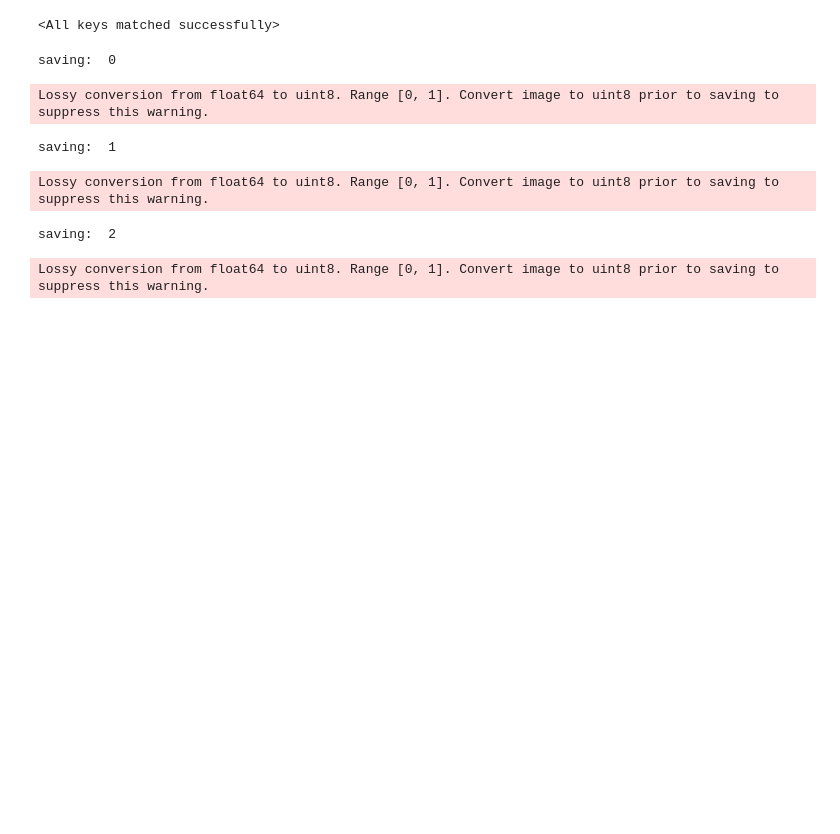
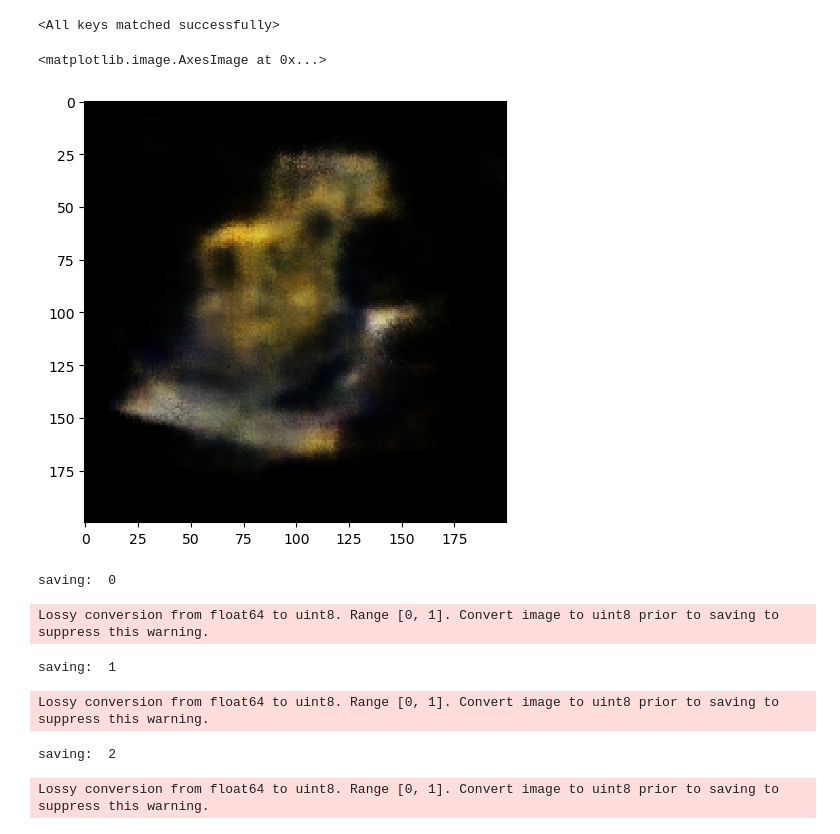
Before and after one commit to RichZhou1999/cs280_proj5, a Jupyter notebook: arc2.ipynb, the cells around one changed output. Cells and saved outputs as stored; diff of their text form; code cells hidden in the pictures; blank space fills up the shorter version.

```diff
--- a/arc2.ipynb
+++ b/arc2.ipynb
@@ -364,7 +456,7 @@ optimizer = optim.Adam(model.parameters(), lr=0.001)
 # optimizer = optim.SGD(model.parameters(), lr=0.1, momentum=0.9)
 # criterion = PSNRWithMSELoss()
 criterion = torch.nn.MSELoss()
-number_epoch  = 40
+number_epoch  = 10
 model.train()
 # scheduler = StepLR(optimizer, step_size=70, gamma=0.1)
 # for i in range(number_iteration):
@@ -445,6 +537,10 @@ for e in range(number_epoch):
         # print('backward',t2-t1)
         # t1 = t2
         # scheduler.step()
+        # if global_iter % 100 ==0:
+        #     PSNR_loss_list.append(calcualte_PSNR())
+        #     print(PSNR_loss_list[-1])
+        global_iter += 1
         if i_batch % 49 == 0:
             print(f'iteration [{i_batch}], Loss: {loss.item()}')
     # scheduler.step()
@@ -473,3 +571,45 @@ model.load_state_dict(torch.load(weights_path))
+# %%
+model.eval()
+eval_height = 200
+eval_width = 200
+c2w_eval = c2ws_train[1]
+# c2w_eval = c2ws_test[0]
+results = np.zeros((eval_height, eval_width,3))
+for i in range(eval_height):
+    uv = []
+    for j in range(eval_width):
+        uv.append([i+0.5,j+0.5])
+    ray_o, ray_d = pixel_to_ray(K, c2w_eval, uv)
+    rays_o = np.repeat(ray_o, eval_height, axis=0)
+    rays_d = list(ray_d)
+
+    rays_o = torch.tensor(rays_o).float().to(device)
+    rays_d = torch.tensor(rays_d).float().to(device)
+    points = sample_along_rays(rays_o, rays_d, perturb=False)
+    points = points.to(device)
+    # rays_d = torch.tensor(rays_d).to(device)
+    rays_d = torch.unsqueeze(rays_d,1)
+    rays_d = rays_d.repeat(1,n_samples,1)
+    rays_d = rays_d.view(-1,3)
+
+    rgbs, sigmas = model(points, rays_d)
+    rgbs = rgbs.to(device)
+    sigmas = sigmas.to(device)
+    # sigams = model.foward_dentisy()
+    sigmas = sigmas.view(-1, n_samples, 1)
+    rgbs = rgbs.view(-1, n_samples, 3)
+
+    rendered_colors = volrend(sigmas, rgbs, step_size).detach().cpu().numpy()
+
+    # print(rendered_colors.shape)
+    results[i,:,:] = rendered_colors
+# %%
+
+skio.imshow(results)
+# skio.imsave("r_5000.jpg",results)
+# %% [output]
+<matplotlib.image.AxesImage at 0x...>
+[figure, added]
 # %%
 for index in range(len(c2ws_test)):
     print("saving: ", index)
```
Also changed, not shown: parts of 8 cells of this notebook, 4 other files.
